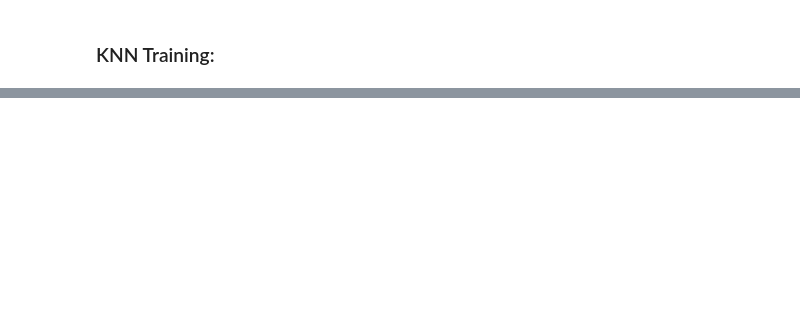
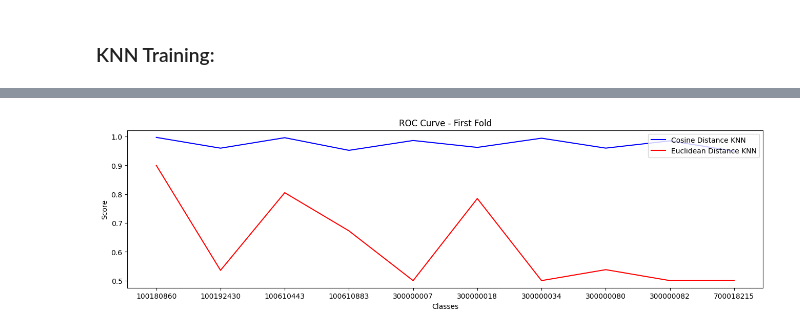
Before and after one commit to Mafeuz/ML_Test, a Jupyter notebook: ml_test_step_by_step.ipynb, the cells around one changed output, grey strips where cells are left out. Cells and saved outputs as stored; diff of their text form; code cells hidden in the pictures; blank space fills up the shorter version.

Commit message:
Add: roc auc curves plot

```diff
--- a/ml_test_step_by_step.ipynb
+++ b/ml_test_step_by_step.ipynb
@@ -155,6 +155,9 @@ y_data = data_df['syndrome_id']
 from sklearn.preprocessing import LabelEncoder
 encoder = LabelEncoder()
 y_data = encoder.fit_transform(y_data)
-print('Encoded Classes:', set(y_data))
 y_data = y_data.reshape(-1,1)
+
+# Visualize encoding:
+label_encoded_dict = {label: encoded for label, encoded in zip(encoder.classes_, encoder.transform(encoder.classes_))}
+print('Encoded Classes:', label_encoded_dict)
 # %% [output]
@@ -244,0 +320,16 @@ Average Euclidean F1 score: 0.7501315112786582
+# %%
+# Let's plot the Roc Auc Curve for the first fold (0):
+fig, axes = plt.subplots(1, 1, figsize=(16, 4))
+
+axes.plot(knn_cosine.classes_, cosine_roc_aucs[0].values(), color='b', label='Cosine Distance KNN')
+axes.plot(knn_euclidean.classes_, euclidean_roc_aucs[0].values(), color='r', label='Euclidean Distance KNN')
+axes.set_xlabel('Classes')
+axes.set_ylabel('Score')
+axes.set_title(f'ROC Curve - First Fold')
+axes.legend(loc='upper right')
+axes.set_xticks(range(len(knn_cosine.classes_)))
+axes.set_xticklabels(label_encoded_dict.keys())
+
+plt.show()
+# %% [output]
+[figure, added]
```
Also changed, not shown: parts of 10 cells of this notebook.
